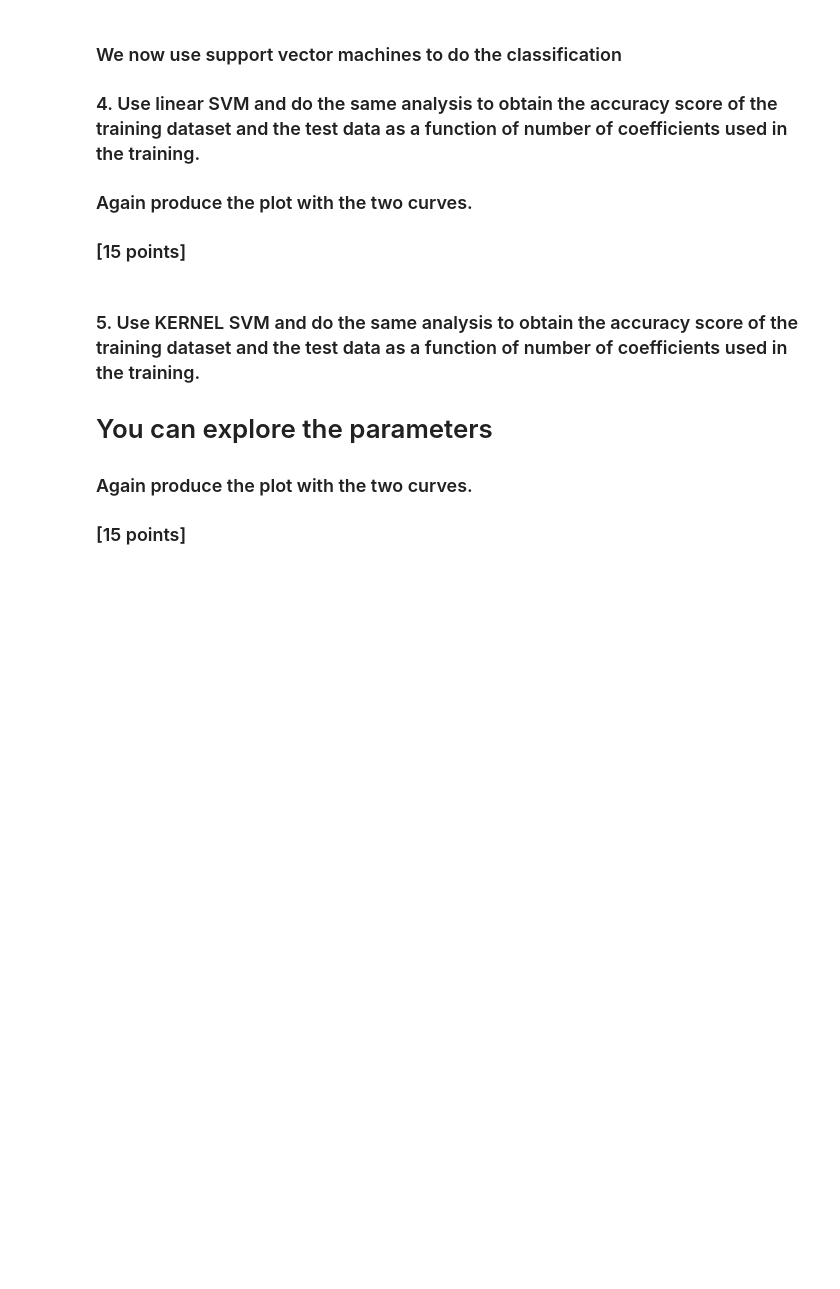
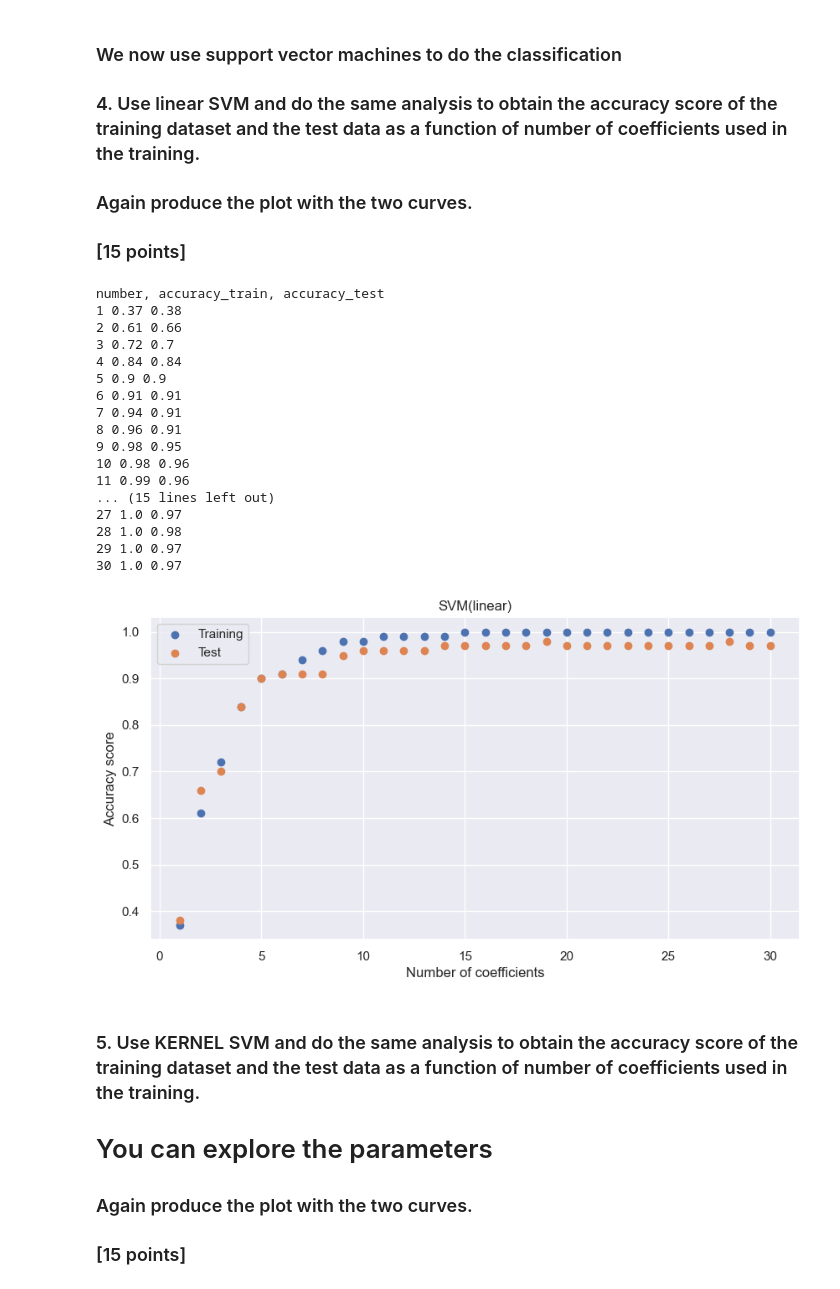
Before and after one commit to Didymos65803/113-1-fall-Data-Analysis-in-Astronomy, a Jupyter notebook: HW4/HW4 (1).ipynb, the cells around one changed output. Saved outputs shown, nothing was run; the diff lists cells and outputs as text; code cells hidden in the pictures; blank space fills up the shorter version.

```diff
--- a/HW4/HW4 (1).ipynb
+++ b/HW4/HW4 (1).ipynb
@@ -108,6 +161,57 @@ plt.scatter(coeff[:,0],coeff[:,1],c=number_pred,cmap=plt.cm.get_cmap('Spectral',
 ### 4. Use linear SVM and do the same analysis to obtain the accuracy score of the training dataset and the test data as a function of number of coefficients used in the training.
 ### Again produce the plot with the two curves.
 ### [15 points]
+# %%
+
+### 4. Use linear SVM and do the same analysis to obtain the accuracy score of the training dataset
+# and the test data as a function of number of coefficients used in the training.
+accuracy = []
+accuracy_t = []
+print("number, accuracy_train, accuracy_test")
+for i in range(1,31):
+
+    svc = ss.SVC(kernel='linear')
+    svc.fit(coeff[:,:i],y_train)
+    number_pred = svc.predict(coeff[:,:i])
+    number_pred_t = svc.predict(coeff_t[:,:i])
+
+    acc = round(sm.accuracy_score(y_train,number_pred), 2)
+    acc_t = round(sm.accuracy_score(y_test,number_pred_t), 2)
+    print(i,acc, acc_t)
+
+
+    accuracy.append(acc)
+    accuracy_t.append(acc_t)
+
+### Again produce the plot with the two curves.
+### plot x-axis (Number of coefficients) and y-axis (accuracy score)
+plt.figure(figsize=(10,5))
+plt.scatter(range(1,31),accuracy)
+plt.scatter(range(1,31),accuracy_t)
+plt.xlabel('Number of coefficients')
+plt.ylabel('Accuracy score')
+plt.legend(['Training','Test'])
+plt.title('SVM(linear)')
+plt.show()
+# %% [output]
+number, accuracy_train, accuracy_test
+1 0.37 0.38
+2 0.61 0.66
+3 0.72 0.7
+4 0.84 0.84
+5 0.9 0.9
+6 0.91 0.91
+7 0.94 0.91
+8 0.96 0.91
+9 0.98 0.95
+10 0.98 0.96
+11 0.99 0.96
+... (15 lines left out)
+27 1.0 0.97
+28 1.0 0.98
+29 1.0 0.97
+30 1.0 0.97
+[figure, added]
 # %% [markdown]
 ### 5. Use KERNEL SVM and do the same analysis to obtain the accuracy score of the training dataset and the test data as a function of number of coefficients used in the training.
 # You can explore the parameters
```
Also changed, not shown: parts of 13 cells of this notebook, 4 other files.
